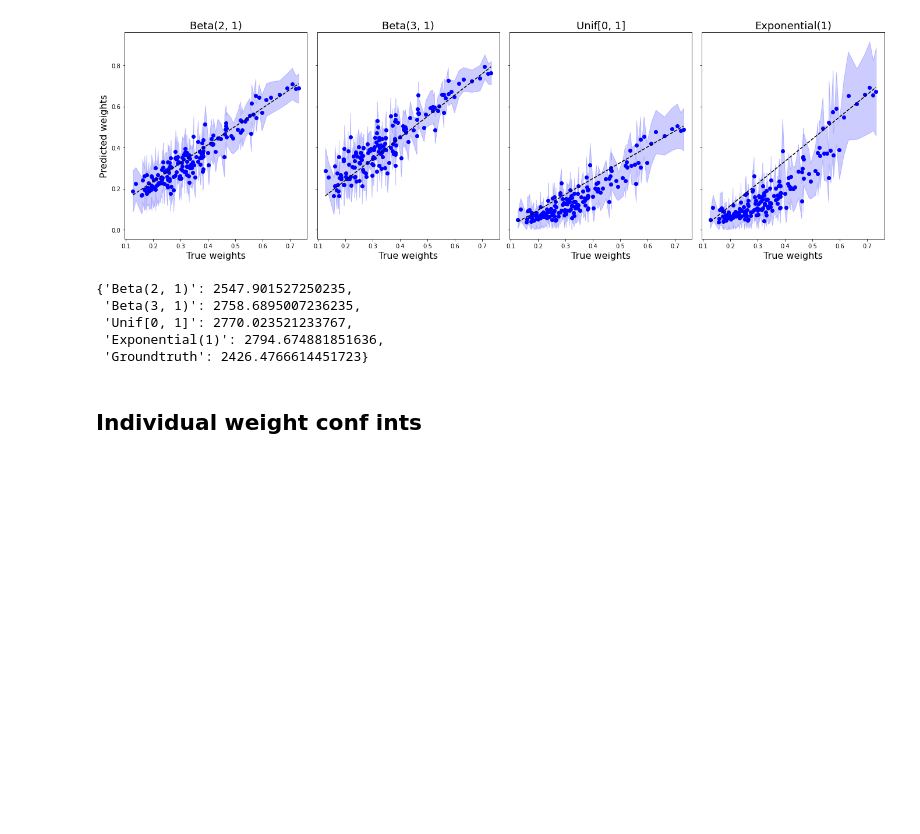
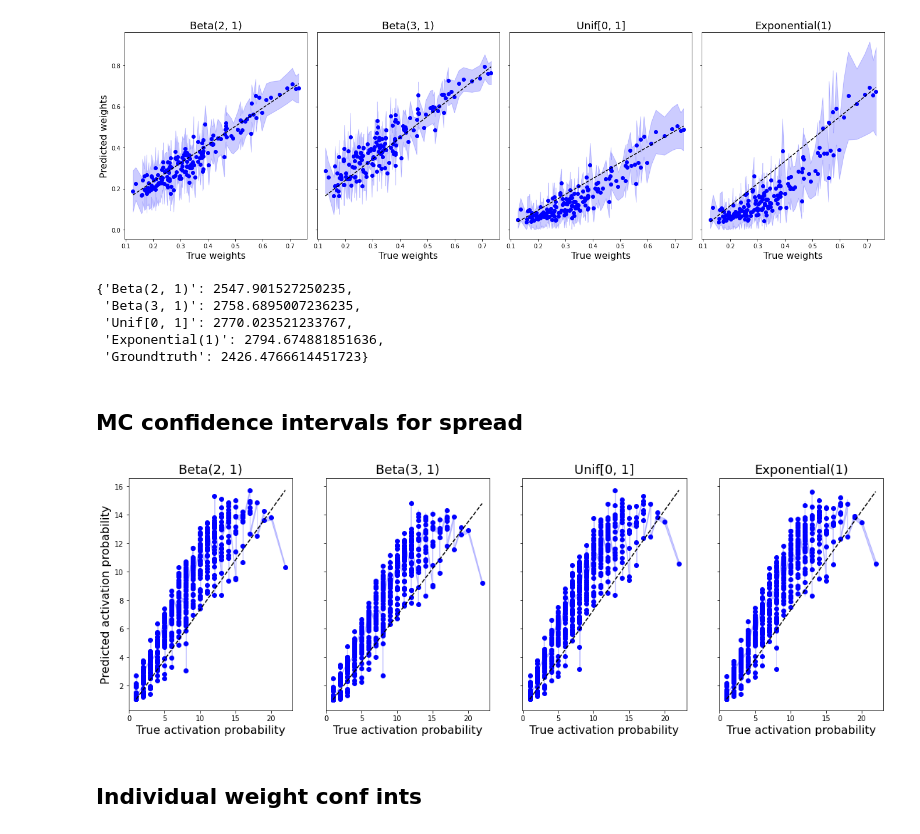
Before and after one commit to AlexanderKagan/gltm_experiments, a Jupyter notebook: activation_prob_inference/transition_prob_estimation_and_inference.ipynb, the cells around one changed output. Drawn from its saved outputs; the diff is of its cells as text; code cells hidden in the pictures; blank space fills up the shorter version.

```diff
--- a/activation_prob_inference/transition_prob_estimation_and_inference.ipynb
+++ b/activation_prob_inference/transition_prob_estimation_and_inference.ipynb
@@ -192,3 +234,8 @@ all_test_nlls
  'Unif[0, 1]': 2770.023521233767,
  'Exponential(1)': 2794.674881851636,
  'Groundtruth': 2426.4766614451723}
+# %% [markdown]
+## MC confidence intervals for spread
+# %%
+num_runs_per_seed = 1000
+n_simulations = 10
@@ -195,3 +249,53 @@ all_test_nlls
+# %%
+distrib_2_pred_spreads = {distrib_name: [] for distrib_name in distrib_names}
+distrib_2_pred_weights = {distrib_name: [] for distrib_name in distrib_names}
+
+for simul in tqdm(range(n_simulations), position=0):
+    ltm = LTM(g, threshold_generator=true_distrib, random_state=simul)
+    train_traces = ltm.sample_traces(n_traces=int(n_traces * (1 - test_ratio)), seed_size_range=seed_size_range)
+
+    for distrib_name, distrib in zip(distrib_names, distribs):
+        estimator = GLTWeightEstimator(g, vertex_2_distrib={v: distrib for v in g.get_vertices()})
+        pred_weights = estimator.fit(train_traces, init_weights=init_weights)
+        pred_spreads = compute_avg_spread_over_seeds(distrib=distrib,
+                                                     weights=pred_weights, seeds=test_seeds, g=g,
+                                                     num_runs_per_seed=num_runs_per_seed)
+
+        distrib_2_pred_spreads[distrib_name].append(pred_spreads)
+        distrib_2_pred_weights[distrib_name].append(pred_weights)
+# %%
+fig, axs = plt.subplots(1, len(distribs), figsize=(19, 6), sharex=True, sharey=True)
+
+# rare confidence intervals for nodes with little propagation data available behave unstable and blow up
+# mask = ((np.stack(all_spred_conf_ints)[:, :, 0] > 1e-6) & \
+#         (np.stack(all_spred_conf_ints)[:, :, 1] < 0.99)).all(0)
+
+fontsize=16
+
+for i, (ax, distrib_name, distrib) in enumerate(zip(axs, distrib_names, distribs)):
+
+    spreads = np.stack(distrib_2_pred_spreads[distrib_name])
+    mean_spread, std_err_spread = spreads.mean(0), spreads.std(0, ddof=1) / np.sqrt(len(spreads))
+
+    conf_ints = np.stack([mean_spread - 1.96 * std_err_spread, mean_spread + 1.96 * std_err_spread]).T
+    rmae = np.round(relative_mean_absolute_error(true_test_spread, pred_spread), 2)
+    avg_conf_int_length = np.mean(conf_ints[:, 1] - conf_ints[:, 0]).round(2)
+    coverage = np.mean((true_test_spread >= conf_ints[:, 0]) &
+                       (true_test_spread <= conf_ints[:, 1])).round(2)
+
+    ylab = "Predicted activation probability" if i == 0 else None
+#     ax.text(0.01, 0.98, f"Average CI length={avg_conf_int_length}",
+#             fontsize=fontsize)
+#     ax.text(0.01, 0.98, f"Coverage={coverage}", fontsize=fontsize)
+#     ax.text(0.01, 0.92, f"RMAE={rmae}", fontsize=fontsize)
+
+
+    plot_with_conf_intervals(true_test_spread, mean_spread,
+                             conf_intervals=conf_ints.T,
+                             ylab=ylab, ax=ax, fontsize=fontsize, color="blue")
+    ax.set_title(distrib_name, fontsize=fontsize + 2)
+# %% [output]
+[figure, added]
 # %% [markdown]
 ## Individual weight conf ints
 # %%
```
Also changed, not shown: parts of 11 cells of this notebook, 4 other files.
